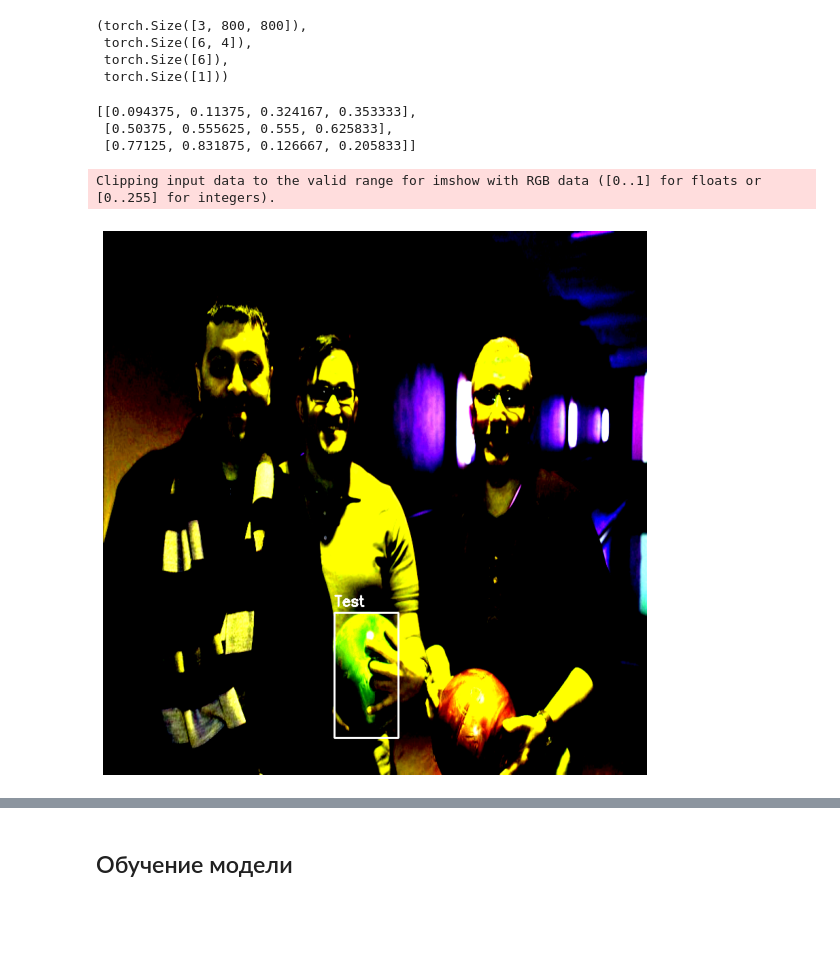
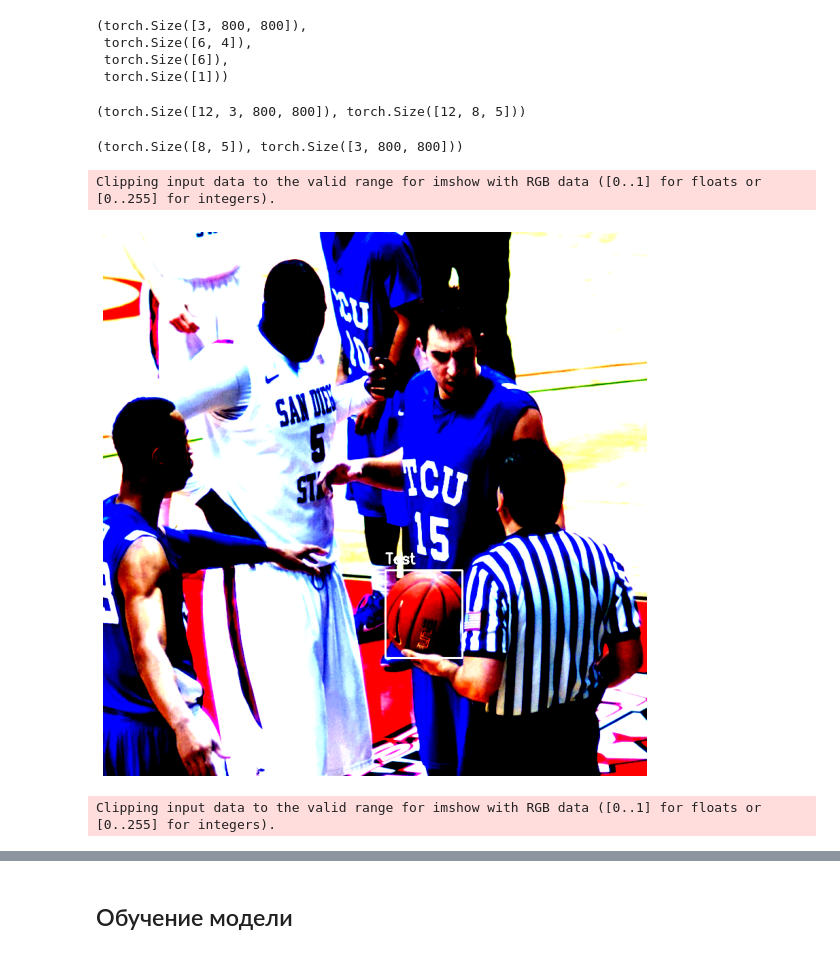
Before and after one commit to TimofeyTst/VKML_deep_learning, a Jupyter notebook: hw6/cv_train.ipynb, the cells around one changed output, grey strips where cells are left out. Drawn from its saved outputs; the diff is of its cells as text; code cells hidden in the pictures; blank space fills up the shorter version.

```diff
--- a/hw6/cv_train.ipynb
+++ b/hw6/cv_train.ipynb
@@ -52,7 +60,7 @@ def draw_predictions(image, bboxes, scores, classes, class_to_label_map=None, th
         if score < threshold:
             continue
 
-        x1, y1, x2, y2 = bbox.numpy().astype(np.int32)
+        x1, y1, x2, y2, label = bbox.numpy().astype(np.int32)
         # label = class_to_label_map[class_int.item()]
         # color = palette[class_int.item()]
         label = "Test"
@@ -78,7 +86,7 @@ def make_tensor(image, device=None):
 import cv2
 
 for i in range(5, 6):
-    image = cv2.imread(f"data/seminar_objdet_retina_oi5_ball/oi5_ball/000{i}.jpg")
+    image = cv2.imread(f"{add_path}/oi5_ball/000{i}.jpg")
     image_example = cv2.cvtColor(image, cv2.COLOR_BGR2RGB)
     print("Image shape", image_example.shape)
 
@@ -100,10 +108,4 @@ from torchvision.models.detection.faster_rcnn import FastRCNNPredictor
 model = fasterrcnn_resnet50_fpn(pretrained=True)
 # %% [markdown]
 ## Создание класса датасета и даталоадера
-# %%
-import json
-
-# Загрузка аннотаций для обучения
-with open("data/seminar_objdet_retina_oi5_ball/oi5_ball_filename_to_bbox_train.json", "r") as f:
-    train_annotations = json.load(f)
 # %%
@@ -240,12 +288,6 @@ def val_transform(image, target):
 
     return image, target
 # %%
-add_path = "data/seminar_objdet_retina_oi5_ball"
-train_annotations_file = f"{add_path}/oi5_ball_filename_to_bbox_train.json"
-val_annotations_file = f"{add_path}/oi5_ball_filename_to_bbox_val.json"
-image_dir = add_path
-
-
 train_transform = transforms.Compose([
     transforms.Resize((800, 800)),
     transforms.ColorJitter(brightness=0.2, contrast=0.2, saturation=0.2, hue=0.2),
@@ -263,10 +305,10 @@ val_transform = transforms.Compose([
 
 # Создание датасета
 train_dataset = CustomBallDataset(image_dir, train_annotations_file, transform=train_transform)
-train_loader = DataLoader(train_dataset, batch_size=1, shuffle=True)
+train_loader = DataLoader(train_dataset, batch_size=12, shuffle=True, collate_fn=collater)
 
 val_dataset = CustomBallDataset(image_dir, val_annotations_file, transform=val_transform)
-val_loader = DataLoader(val_dataset, batch_size=1, shuffle=True)
+val_loader = DataLoader(val_dataset, batch_size=12, shuffle=True)
 # %% [markdown]
 ## Тесты
 # %%
@@ -278,19 +320,24 @@ images.shape, targets['boxes'].shape, targets['labels'].shape, targets['image_id
  torch.Size([6, 4]),
  torch.Size([6]),
  torch.Size([1]))
-# %%
-train_annotations["oi5_ball/3420.jpg"]
-# %% [output]
-[[0.094375, 0.11375, 0.324167, 0.353333],
- [0.50375, 0.555625, 0.555, 0.625833],
- [0.77125, 0.831875, 0.126667, 0.205833]]
 # %%
 images, targets = next(iter(train_loader))
+# %%
+images.shape, targets.shape
+# %% [output]
+(torch.Size([12, 3, 800, 800]), torch.Size([12, 8, 5]))
+# %%
+targets[7].shape, images[9].shape
+# %% [output]
+(torch.Size([8, 5]), torch.Size([3, 800, 800]))
 # %%
-image = images[0].permute(1,2,0).numpy()
+index = 5
+image = images[index].permute(1,2,0).numpy()
+image_with_predictions = draw_predictions(image, targets[index], scores=[0.7], classes=[{'ball': 1}], class_to_label_map=[1])
 
-image_with_predictions = draw_predictions(image, targets['boxes'][0], scores=[0.7], classes=[{'ball': 1}], class_to_label_map=[1])
 show_image(image_with_predictions)
+show_image(image)
 # %% [output]
 Clipping input data to the valid range for imshow with RGB data ([0..1] for floats or [0..255] for integers).
-[figure, old version]
+[figure, new version]
+Clipping input data to the valid range for imshow with RGB data ([0..1] for floats or [0..255] for integers).
```
Also changed, not shown: parts of 12 cells of this notebook, 2 other files.
